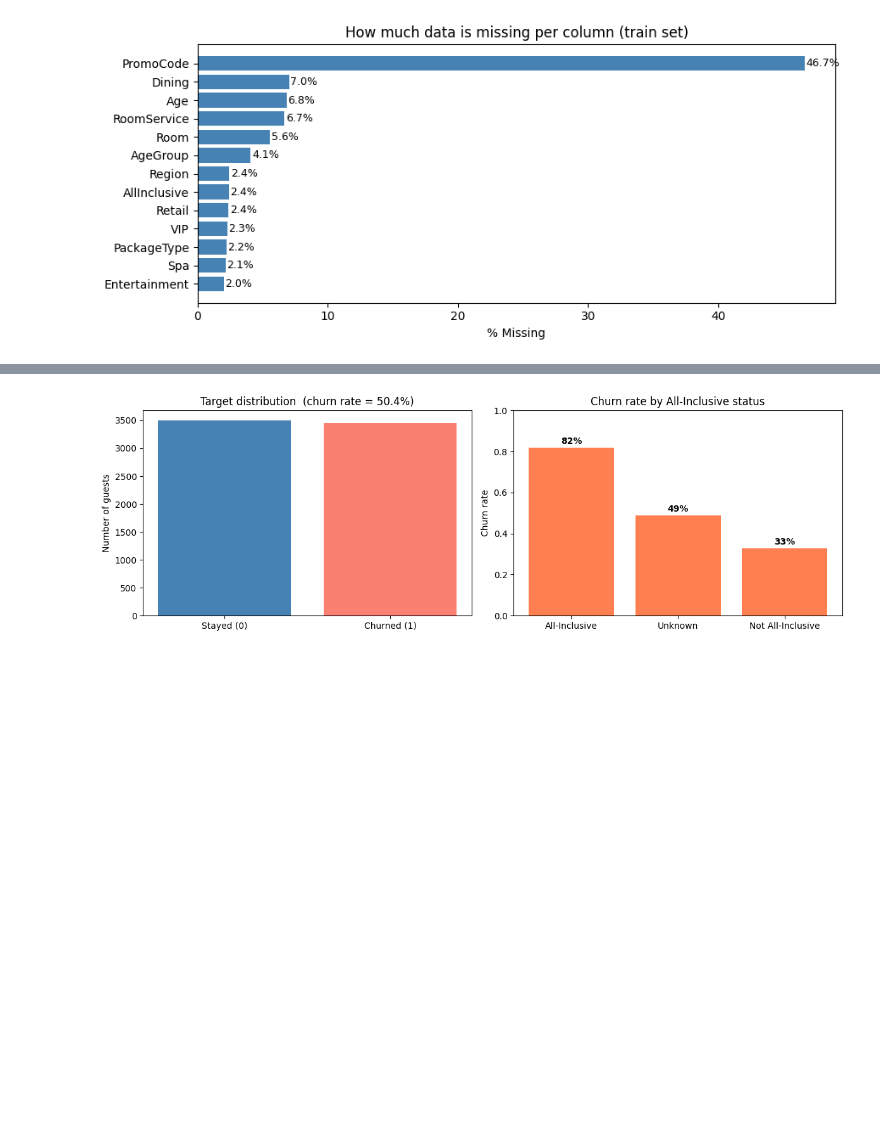
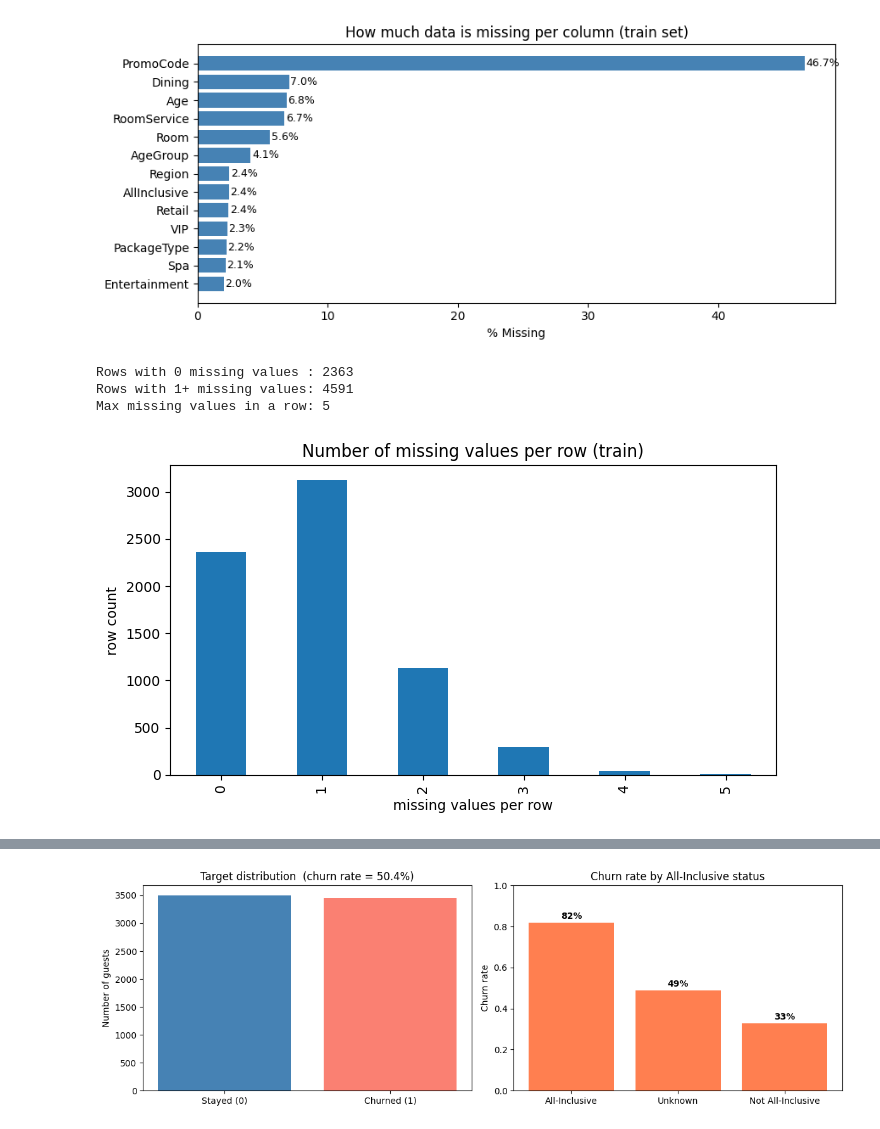
Before and after one commit to diephan1/resort_v1, a Jupyter notebook: resort_pipeline.ipynb, the cells around one changed output, grey strips where cells are left out. Drawn from its saved outputs; the diff is of its cells as text; code cells hidden in the pictures; blank space fills up the shorter version.

```diff
--- a/resort_pipeline.ipynb
+++ b/resort_pipeline.ipynb
@@ -73,3 +91,23 @@ plt.tight_layout()
 plt.show()
 # %% [output]
 [figure]
+# %%
+# Find the number of missing values per row
+missing_per_row = train.isna().sum(axis=1)
+
+print(f"Rows with 0 missing values : {(missing_per_row == 0).sum()}")
+print(f"Rows with 1+ missing values: {(missing_per_row >= 1).sum()}")
+print(f"Max missing values in a row: {missing_per_row.max()}")
+
+fig, ax = plt.subplots(figsize=(7, 4))
+missing_per_row.value_counts().sort_index().plot(kind="bar", ax=ax)
+ax.set_title("Number of missing values per row (train)")
+ax.set_xlabel("missing values per row")
+ax.set_ylabel("row count")
+plt.tight_layout()
+plt.show()
+# %% [output]
+Rows with 0 missing values : 2363
+Rows with 1+ missing values: 4591
+Max missing values in a row: 5
+[figure, added]
```
Also changed, not shown: parts of 39 cells of this notebook, 5 other files.
